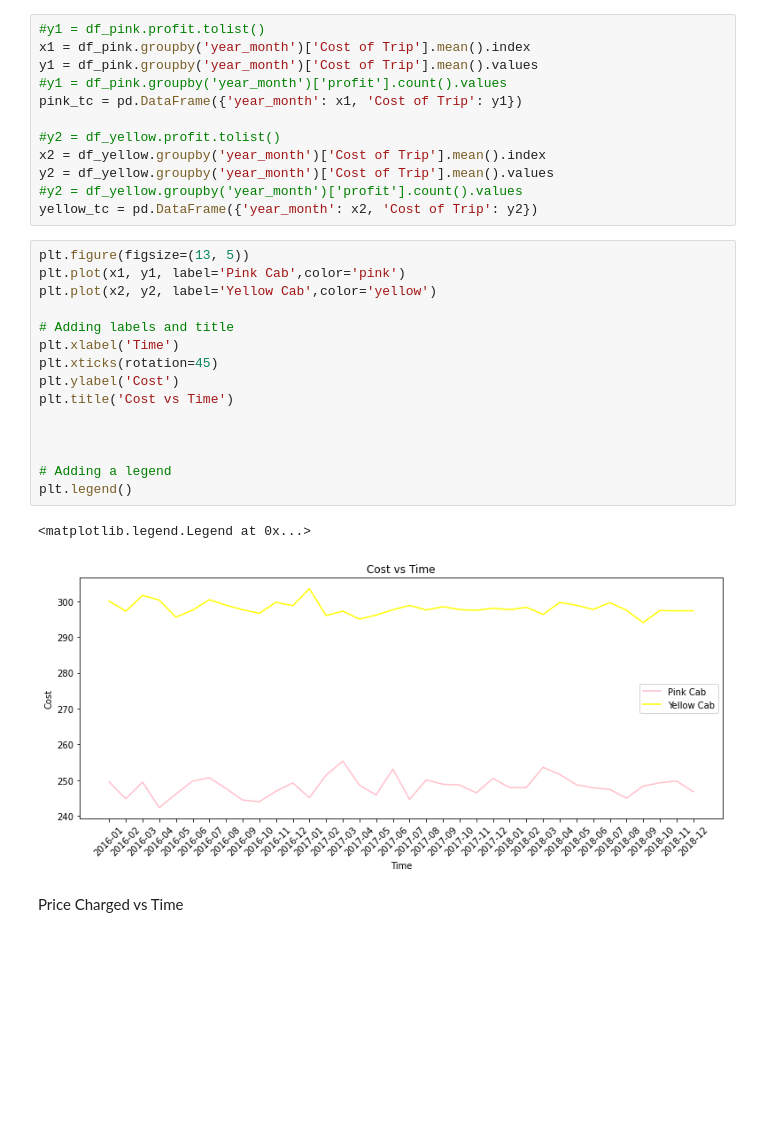
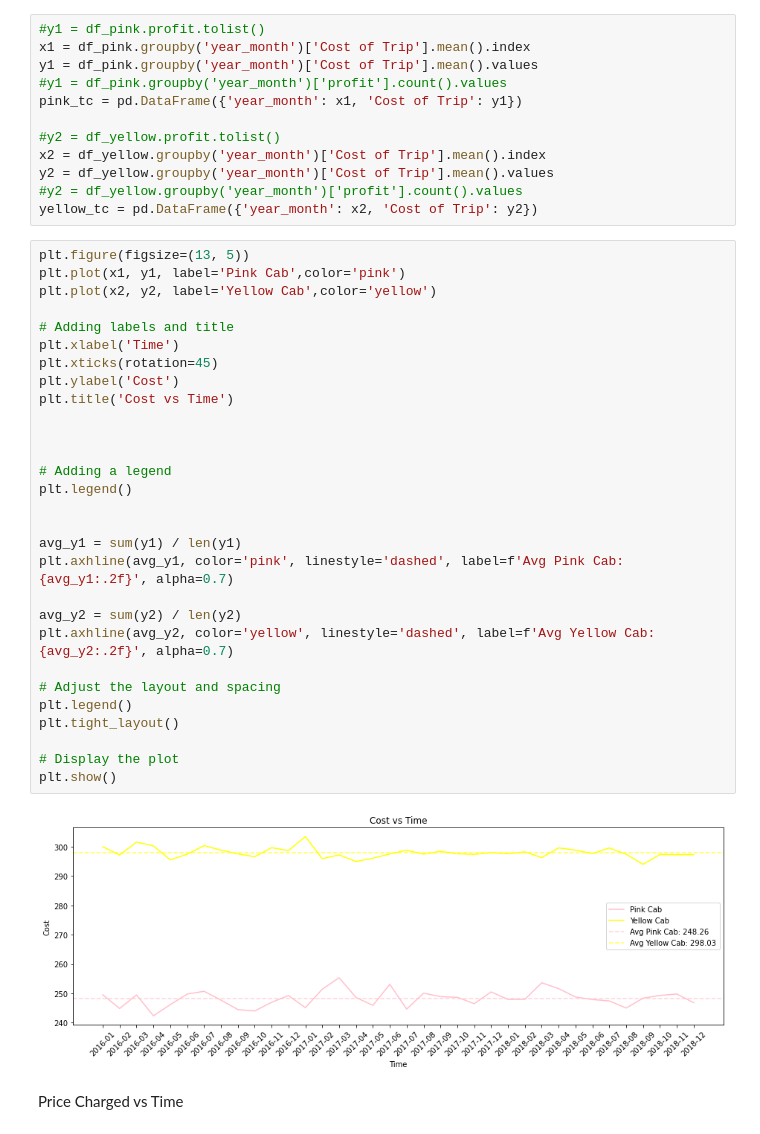
Before and after one commit to TaChChou/respository1, a Jupyter notebook: Week2/EDA_Cab.ipynb, the cells around one changed output. Cells and saved outputs as stored; diff of their text form; blank space fills up the shorter version.

```diff
--- a/Week2/EDA_Cab.ipynb
+++ b/Week2/EDA_Cab.ipynb
@@ -447,21 +492,34 @@ yellow_tc = pd.DataFrame({'year_month': x2, 'Cost of Trip': y2})
 # %%
 plt.figure(figsize=(13, 5))
 plt.plot(x1, y1, label='Pink Cab',color='pink')
 plt.plot(x2, y2, label='Yellow Cab',color='yellow')
 
 # Adding labels and title
 plt.xlabel('Time')
 plt.xticks(rotation=45)
 plt.ylabel('Cost')
 plt.title('Cost vs Time')
 
 
 
 # Adding a legend
 plt.legend()
+
+
+avg_y1 = sum(y1) / len(y1)
+plt.axhline(avg_y1, color='pink', linestyle='dashed', label=f'Avg Pink Cab: {avg_y1:.2f}', alpha=0.7)
+
+avg_y2 = sum(y2) / len(y2)
+plt.axhline(avg_y2, color='yellow', linestyle='dashed', label=f'Avg Yellow Cab: {avg_y2:.2f}', alpha=0.7)
+
+# Adjust the layout and spacing
+plt.legend()
+plt.tight_layout()
+
+# Display the plot
+plt.show()
 # %% [output]
-<matplotlib.legend.Legend at 0x...>
-[figure, old version]
+[figure, new version]
 # %% [markdown]
 Price Charged vs Time
 # %%
```
Also changed, not shown: parts of 31 cells of this notebook.
